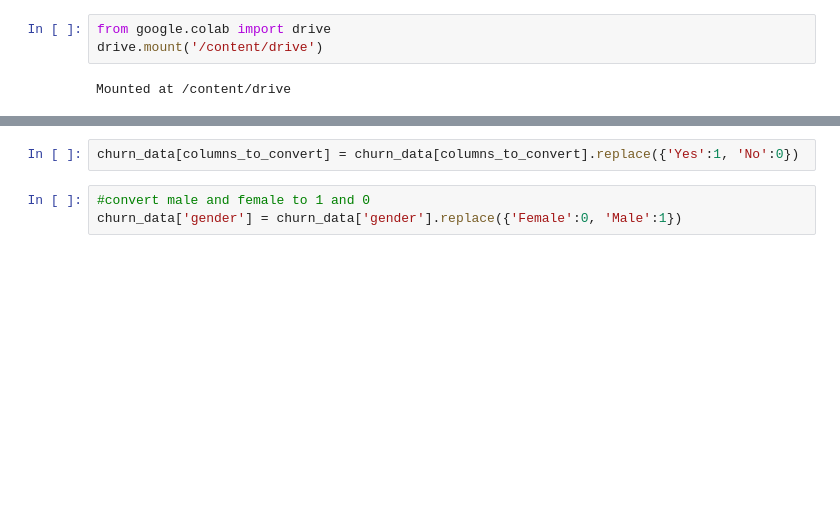
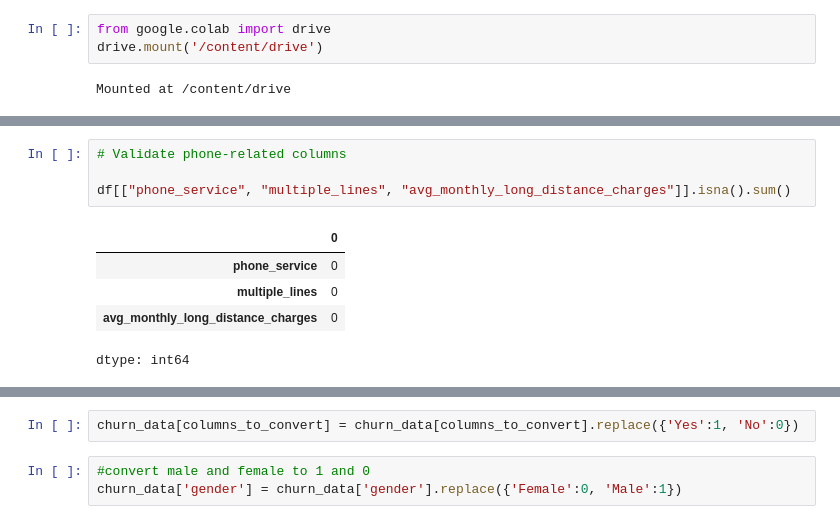
Before and after one commit to Meemansha-spec/EDA-with-Pandas, a Jupyter notebook: Churn_data_cleaning.ipynb, the cells around one changed output, grey strips where cells are left out. Cells and saved outputs as stored; diff of their text form; blank space fills up the shorter version.

```diff
--- a/Churn_data_cleaning.ipynb
+++ b/Churn_data_cleaning.ipynb
@@ -112,0 +115,10 @@ columns_to_convert = ['phone_service',
+# %%
+# Validate phone-related columns
+
+df[["phone_service", "multiple_lines", "avg_monthly_long_distance_charges"]].isna().sum()
+# %% [output]
+|  | 0 |
+| phone_service | 0 |
+| multiple_lines | 0 |
+| avg_monthly_long_distance_charges | 0 |
+dtype: int64
```
Also changed, not shown: parts of 33 cells of this notebook.
